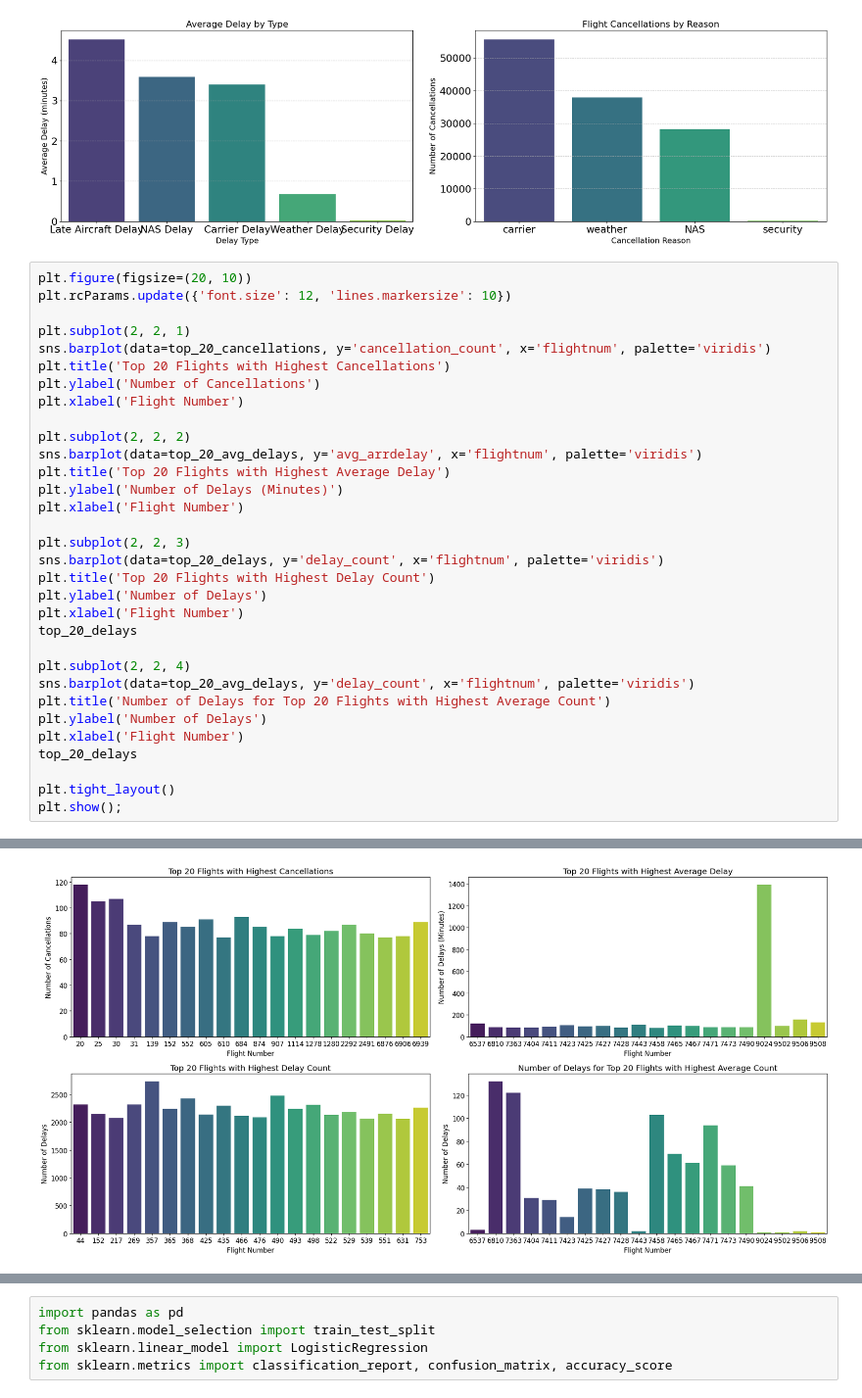
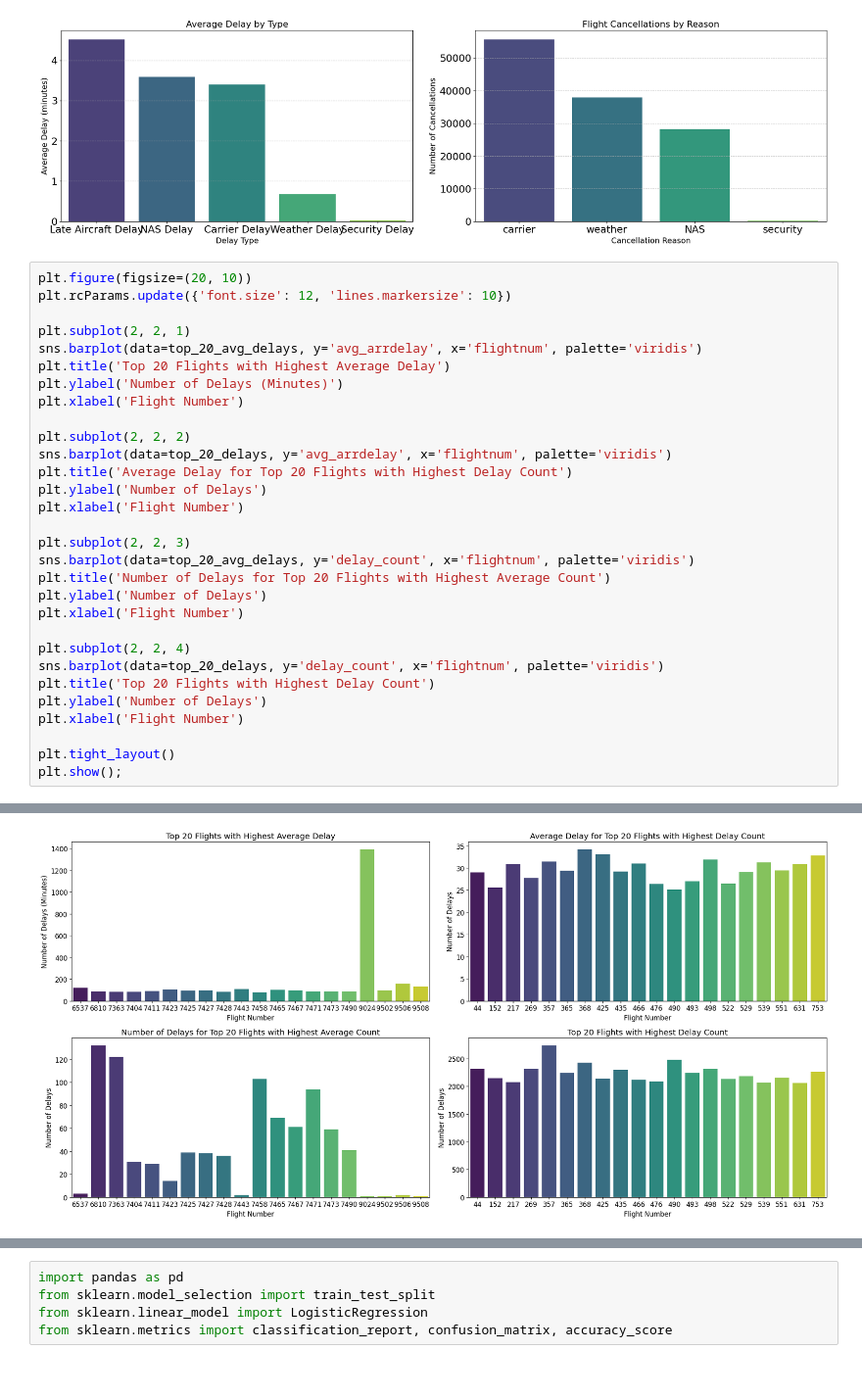
Before and after one commit to azrazainol/FlightData_LogisticRegression, a Jupyter notebook: STQD6324_Assignment_02.ipynb, the cells around one changed output, grey strips where cells are left out. Shown: that part at 98% size. Cells and saved outputs as stored; diff of their text form.

```diff
--- a/STQD6324_Assignment_02.ipynb
+++ b/STQD6324_Assignment_02.ipynb
@@ -280,30 +260,28 @@ plt.figure(figsize=(20, 10))
 plt.rcParams.update({'font.size': 12, 'lines.markersize': 10})
 
 plt.subplot(2, 2, 1)
-sns.barplot(data=top_20_cancellations, y='cancellation_count', x='flightnum', palette='viridis')
-plt.title('Top 20 Flights with Highest Cancellations')
-plt.ylabel('Number of Cancellations')
-plt.xlabel('Flight Number')
-
-plt.subplot(2, 2, 2)
 sns.barplot(data=top_20_avg_delays, y='avg_arrdelay', x='flightnum', palette='viridis')
 plt.title('Top 20 Flights with Highest Average Delay')
 plt.ylabel('Number of Delays (Minutes)')
 plt.xlabel('Flight Number')
 
+plt.subplot(2, 2, 2)
+sns.barplot(data=top_20_delays, y='avg_arrdelay', x='flightnum', palette='viridis')
+plt.title('Average Delay for Top 20 Flights with Highest Delay Count')
+plt.ylabel('Number of Delays')
+plt.xlabel('Flight Number')
+
 plt.subplot(2, 2, 3)
+sns.barplot(data=top_20_avg_delays, y='delay_count', x='flightnum', palette='viridis')
+plt.title('Number of Delays for Top 20 Flights with Highest Average Count')
+plt.ylabel('Number of Delays')
+plt.xlabel('Flight Number')
+
+plt.subplot(2, 2, 4)
 sns.barplot(data=top_20_delays, y='delay_count', x='flightnum', palette='viridis')
 plt.title('Top 20 Flights with Highest Delay Count')
 plt.ylabel('Number of Delays')
 plt.xlabel('Flight Number')
-top_20_delays
-
-plt.subplot(2, 2, 4)
-sns.barplot(data=top_20_avg_delays, y='delay_count', x='flightnum', palette='viridis')
-plt.title('Number of Delays for Top 20 Flights with Highest Average Count')
-plt.ylabel('Number of Delays')
-plt.xlabel('Flight Number')
-top_20_delays
 
 plt.tight_layout()
 plt.show();
@@ -326 +304 @@ Passing `palette` without assigning `hue` is deprecated and will be removed in v
-[figure, old version]
+[figure, new version]
```
Also changed, not shown: parts of 3 cells of this notebook.
